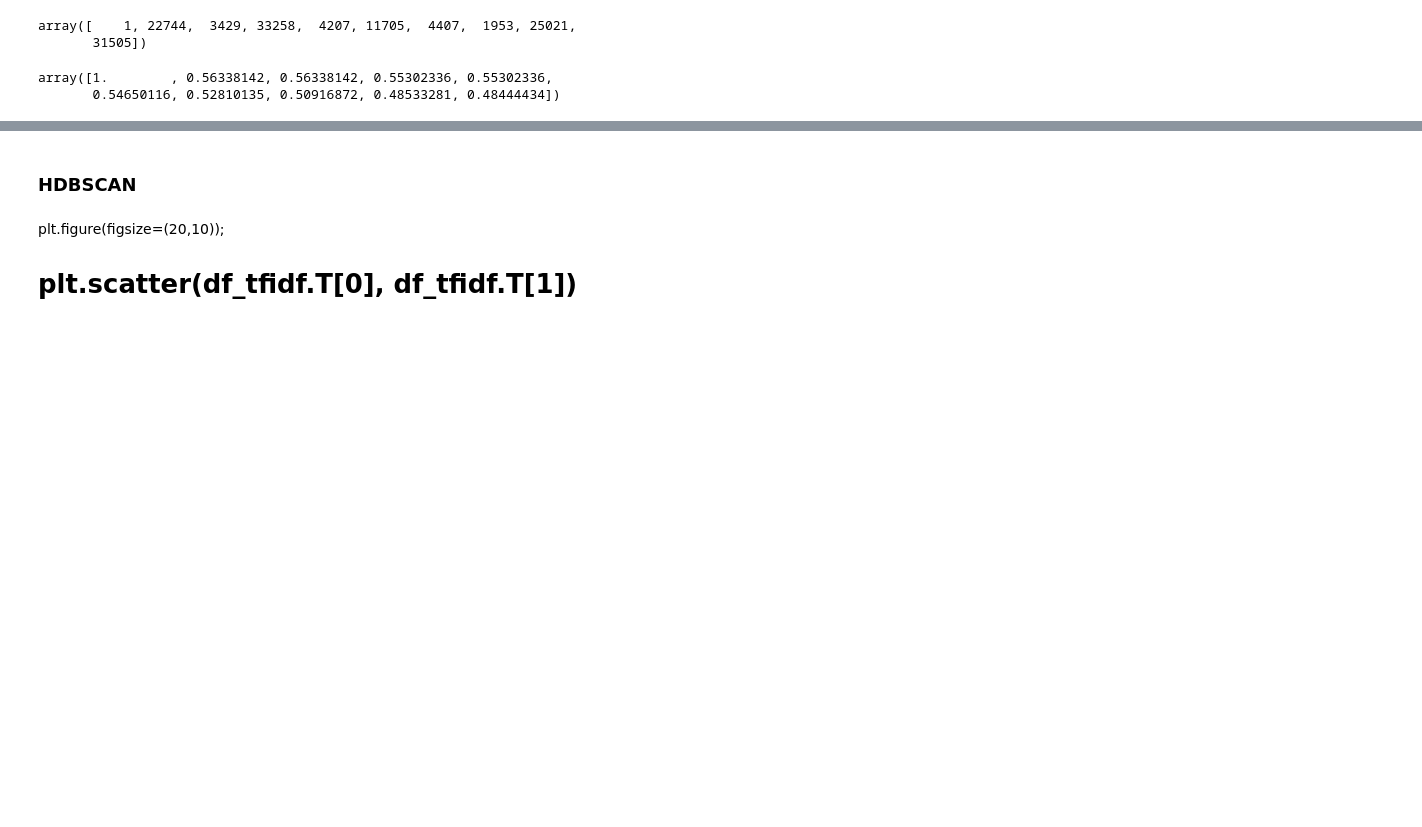
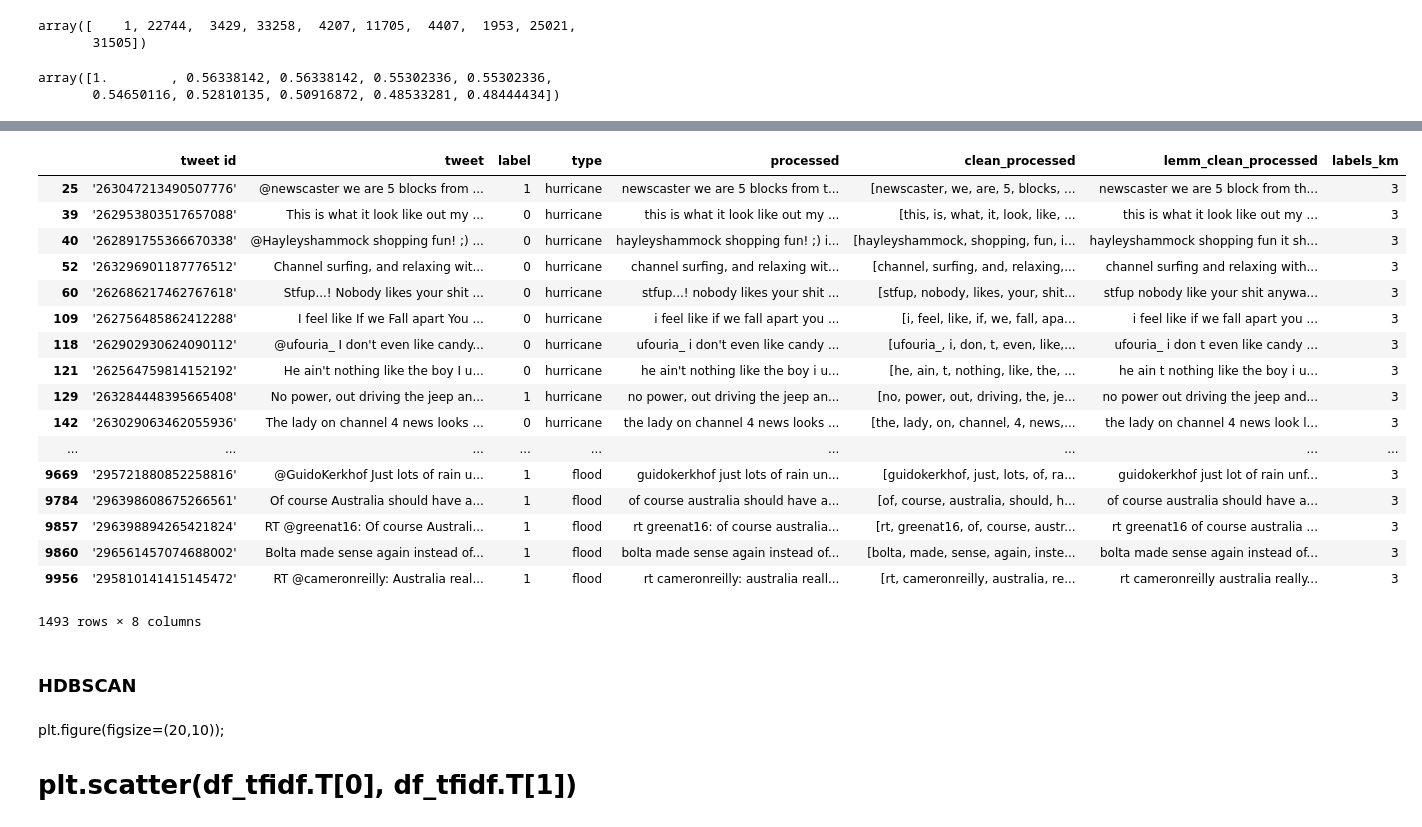
Before and after one commit to csinatra/Twitter-Disaster-Repo, a Jupyter notebook: Chris/CrisisLex_EDA.ipynb, the cells around one changed output, grey strips where cells are left out. Cells and saved outputs as stored; diff of their text form; code cells hidden in the pictures; blank space fills up the shorter version.

```diff
--- a/Chris/CrisisLex_EDA.ipynb
+++ b/Chris/CrisisLex_EDA.ipynb
@@ -548,0 +565,2 @@ array([1.        , 0.56338142, 0.56338142, 0.55302336, 0.55302336,
+# %%
+crisislex_df['labels_km'] =km.labels_
@@ -549,3 +576,24 @@ array([1.        , 0.56338142, 0.56338142, 0.55302336, 0.55302336,
+# %%
+crisislex_df[crisislex_df['labels_km'] == 3]
+# %% [output]
+|  | tweet id | tweet | label | type | processed | clean_processed | lemm_clean_processed | labels_km |
+| 25 | '263047213490507776' | @newscaster we are 5 blocks from ... | 1 | hurricane | newscaster we are 5 blocks from t... | [newscaster, we, are, 5, blocks, ... | newscaster we are 5 block from th... | 3 |
+| 39 | '262953803517657088' | This is what it look like out my ... | 0 | hurricane | this is what it look like out my ... | [this, is, what, it, look, like, ... | this is what it look like out my ... | 3 |
+| 40 | '262891755366670338' | @Hayleyshammock shopping fun! ;) ... | 0 | hurricane | hayleyshammock shopping fun! ;) i... | [hayleyshammock, shopping, fun, i... | hayleyshammock shopping fun it sh... | 3 |
+| 52 | '263296901187776512' | Channel surfing, and relaxing wit... | 0 | hurricane | channel surfing, and relaxing wit... | [channel, surfing, and, relaxing,... | channel surfing and relaxing with... | 3 |
+| 60 | '262686217462767618' | Stfup...! Nobody likes your shit ... | 0 | hurricane | stfup...! nobody likes your shit ... | [stfup, nobody, likes, your, shit... | stfup nobody like your shit anywa... | 3 |
+| 109 | '262756485862412288' | I feel like If we Fall apart You ... | 0 | hurricane | i feel like if we fall apart you ... | [i, feel, like, if, we, fall, apa... | i feel like if we fall apart you ... | 3 |
+| 118 | '262902930624090112' | @ufouria_ I don't even like candy... | 0 | hurricane | ufouria_ i don't even like candy ... | [ufouria_, i, don, t, even, like,... | ufouria_ i don t even like candy ... | 3 |
+| 121 | '262564759814152192' | He ain't nothing like the boy I u... | 0 | hurricane | he ain't nothing like the boy i u... | [he, ain, t, nothing, like, the, ... | he ain t nothing like the boy i u... | 3 |
+| 129 | '263284448395665408' | No power, out driving the jeep an... | 1 | hurricane | no power, out driving the jeep an... | [no, power, out, driving, the, je... | no power out driving the jeep and... | 3 |
+| 142 | '263029063462055936' | The lady on channel 4 news looks ... | 0 | hurricane | the lady on channel 4 news looks ... | [the, lady, on, channel, 4, news,... | the lady on channel 4 news look l... | 3 |
+| ... | ... | ... | ... | ... | ... | ... | ... | ... |
+| 9669 | '295721880852258816' | @GuidoKerkhof Just lots of rain u... | 1 | flood | guidokerkhof just lots of rain un... | [guidokerkhof, just, lots, of, ra... | guidokerkhof just lot of rain unf... | 3 |
+| 9784 | '296398608675266561' | Of course Australia should have a... | 1 | flood | of course australia should have a... | [of, course, australia, should, h... | of course australia should have a... | 3 |
+| 9857 | '296398894265421824' | RT @greenat16: Of course Australi... | 1 | flood | rt greenat16: of course australia... | [rt, greenat16, of, course, austr... | rt greenat16 of course australia ... | 3 |
+| 9860 | '296561457074688002' | Bolta made sense again instead of... | 1 | flood | bolta made sense again instead of... | [bolta, made, sense, again, inste... | bolta made sense again instead of... | 3 |
+| 9956 | '295810141415145472' | RT @cameronreilly: Australia real... | 1 | flood | rt cameronreilly: australia reall... | [rt, cameronreilly, australia, re... | rt cameronreilly australia really... | 3 |
+1493 rows × 8 columns
 # %% [markdown]
 ### HDBSCAN
 # %% [markdown]
```
Also changed, not shown: parts of 7 cells of this notebook.
